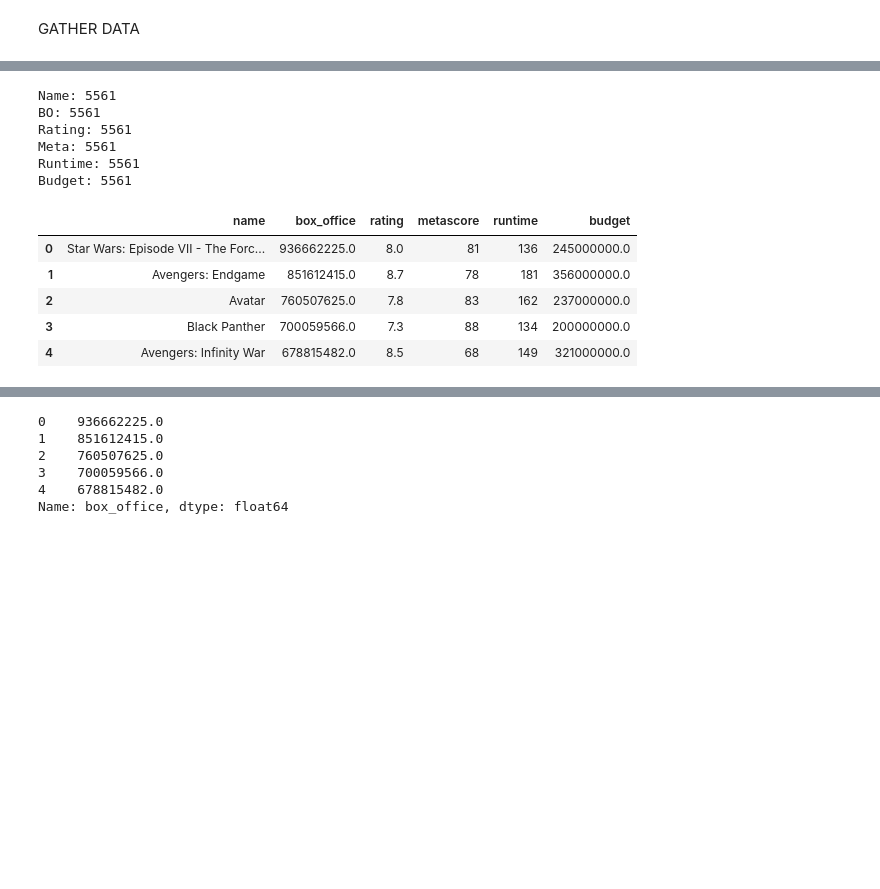
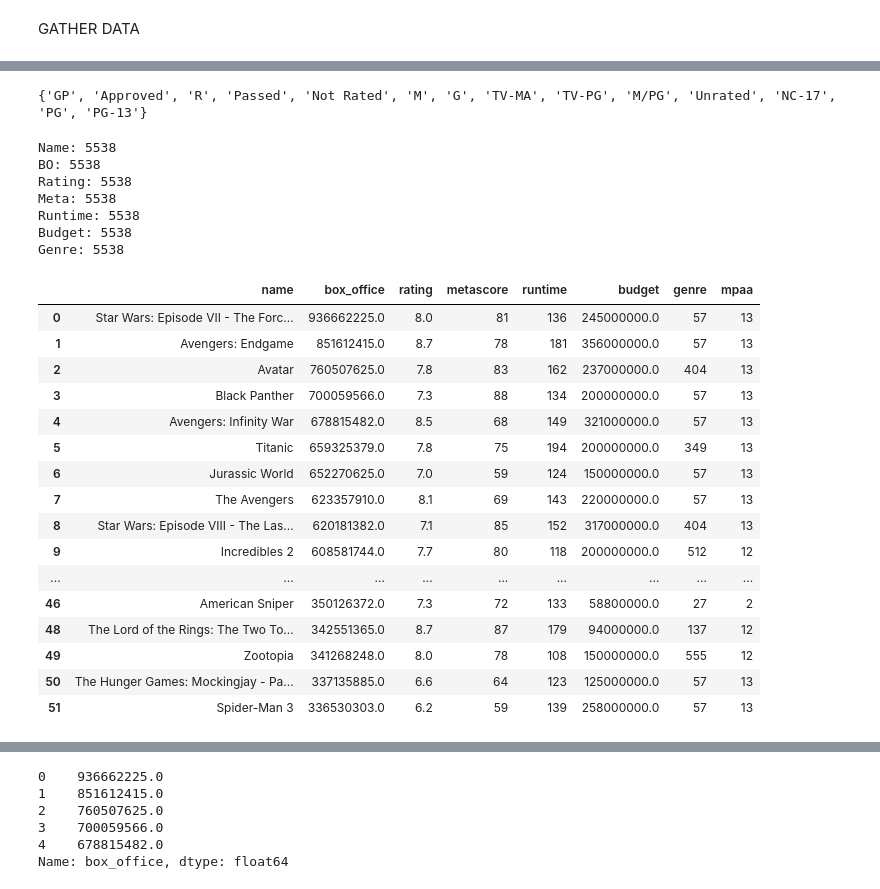
Before and after one commit to F1nalFortune/MLP, a Jupyter notebook: data.ipynb, the cells around one changed output, grey strips where cells are left out. Saved outputs shown, nothing was run; the diff lists cells and outputs as text; code cells hidden in the pictures; blank space fills up the shorter version.

```diff
--- a/data.ipynb
+++ b/data.ipynb
@@ -89,7 +103,9 @@ df = pd.DataFrame({
     'rating': imdbRating,
     'metascore': metascore,
     'runtime': movie_runtime,
-    'budget': movieBudget
+    'budget': movieBudget,
+    'genre': genre,
+    'mpaa':mpaa
 })
-df.head()
+df.head(50)
 # %% [output]
@@ -105,14 +132,25 @@ df.drop(df[df['runtime'] == 'null'].index, inplace = True)
 df.drop(df[df['box_office'] == 'null'].index, inplace = True)
 df.drop(df[df['metascore'] == 'null'].index, inplace = True)
 df.drop(df[df['rating'] == 'null'].index, inplace = True)
-df.drop(df[df['budget'].str.contains('£')].index, inplace = True)
-df.drop(df[df['budget'].str.contains('€')].index, inplace = True)
-df.drop(df[df['budget'].str.contains('\xa3')].index, inplace = True)
-# df.drop(df[df['budget'].str.contains('\x')].index, inplace = True)
-df.drop(df[df['budget'].str.contains('\x8059660000')].index, inplace = True)
-df.drop(df[df['budget'].str.contains('\x8017000000')].index, inplace = True)
-df.drop(df[df['budget'].str.contains('[A-Za-z]', regex=True)].index, inplace = True)
+df.drop(df[df['mpaa'] == 'null'].index, inplace = True)
+# df.drop(df[df['budget'].str.contains('£')].index, inplace = True)
+# df.drop(df[df['budget'].str.contains('€')].index, inplace = True)
+# df.drop(df[df['budget'].str.contains('\xa3')].index, inplace = True)
+# # df.drop(df[df['budget'].str.contains('\x')].index, inplace = True)
+# df.drop(df[df['budget'].str.contains('\x8059660000')].index, inplace = True)
+# df.drop(df[df['budget'].str.contains('\x8017000000')].index, inplace = True)
+# df.drop(df[df['budget'].str.contains('[A-Za-z]', regex=True)].index, inplace = True)
+# %%
+len(set(mpaa))
+print(set(df['mpaa']))
+# %% [output]
+{'GP', 'Approved', 'R', 'Passed', 'Not Rated', 'M', 'G', 'TV-MA', 'TV-PG', 'M/PG', 'Unrated', 'NC-17', 'PG', 'PG-13'}
 # %%
+mpaa_rating =[]
+for x in df['mpaa']:
+    for idx, val in enumerate(set(df['mpaa'])):
+        if x == val:
+            mpaa_rating.append(idx)
 new_office = []
 for value in df['box_office']:
     new_office.append(float(value))
@@ -127,13 +165,15 @@ print("Rating: {}".format(len(df['rating'])))
 print("Meta: {}".format(len(df['metascore'])))
 print("Runtime: {}".format(len(df['runtime'])))
 print("Budget: {}".format(len(df['budget'])))
+print("Genre: {}".format(len(df['genre'])))
 # %% [output]
-Name: 5561
-BO: 5561
-Rating: 5561
-Meta: 5561
-Runtime: 5561
-Budget: 5561
+Name: 5538
+BO: 5538
+Rating: 5538
+Meta: 5538
+Runtime: 5538
+Budget: 5538
+Genre: 5538
 # %%
 df = pd.DataFrame({
     'name': df['name'],
@@ -141,15 +181,28 @@ df = pd.DataFrame({
     'rating': df['rating'],
     'metascore': df['metascore'],
     'runtime': df['runtime'],
-    'budget': new_budget
+    'budget': new_budget,
+    'genre': df['genre'],
+    'mpaa': mpaa_rating
 })
 # %%
-df.head()
+df.head(50)
 # %% [output]
-|  | name | box_office | rating | metascore | runtime | budget |
-| 0 | Star Wars: Episode VII - The Forc... | 936662225.0 | 8.0 | 81 | 136 | 245000000.0 |
-| 1 | Avengers: Endgame | 851612415.0 | 8.7 | 78 | 181 | 356000000.0 |
-| 2 | Avatar | 760507625.0 | 7.8 | 83 | 162 | 237000000.0 |
-| 3 | Black Panther | 700059566.0 | 7.3 | 88 | 134 | 200000000.0 |
-| 4 | Avengers: Infinity War | 678815482.0 | 8.5 | 68 | 149 | 321000000.0 |
+|  | name | box_office | rating | metascore | runtime | budget | genre | mpaa |
+| 0 | Star Wars: Episode VII - The Forc... | 936662225.0 | 8.0 | 81 | 136 | 245000000.0 | 57 | 13 |
+| 1 | Avengers: Endgame | 851612415.0 | 8.7 | 78 | 181 | 356000000.0 | 57 | 13 |
+| 2 | Avatar | 760507625.0 | 7.8 | 83 | 162 | 237000000.0 | 404 | 13 |
+| 3 | Black Panther | 700059566.0 | 7.3 | 88 | 134 | 200000000.0 | 57 | 13 |
+| 4 | Avengers: Infinity War | 678815482.0 | 8.5 | 68 | 149 | 321000000.0 | 57 | 13 |
+| 5 | Titanic | 659325379.0 | 7.8 | 75 | 194 | 200000000.0 | 349 | 13 |
+| 6 | Jurassic World | 652270625.0 | 7.0 | 59 | 124 | 150000000.0 | 57 | 13 |
+| 7 | The Avengers | 623357910.0 | 8.1 | 69 | 143 | 220000000.0 | 57 | 13 |
+| 8 | Star Wars: Episode VIII - The Las... | 620181382.0 | 7.1 | 85 | 152 | 317000000.0 | 404 | 13 |
+| 9 | Incredibles 2 | 608581744.0 | 7.7 | 80 | 118 | 200000000.0 | 512 | 12 |
+| ... | ... | ... | ... | ... | ... | ... | ... | ... |
+| 46 | American Sniper | 350126372.0 | 7.3 | 72 | 133 | 58800000.0 | 27 | 2 |
+| 48 | The Lord of the Rings: The Two To... | 342551365.0 | 8.7 | 87 | 179 | 94000000.0 | 137 | 12 |
+| 49 | Zootopia | 341268248.0 | 8.0 | 78 | 108 | 150000000.0 | 555 | 12 |
+| 50 | The Hunger Games: Mockingjay - Pa... | 337135885.0 | 6.6 | 64 | 123 | 125000000.0 | 57 | 13 |
+| 51 | Spider-Man 3 | 336530303.0 | 6.2 | 59 | 139 | 258000000.0 | 57 | 13 |
 # %%
```
Also changed, not shown: parts of 15 cells of this notebook.
